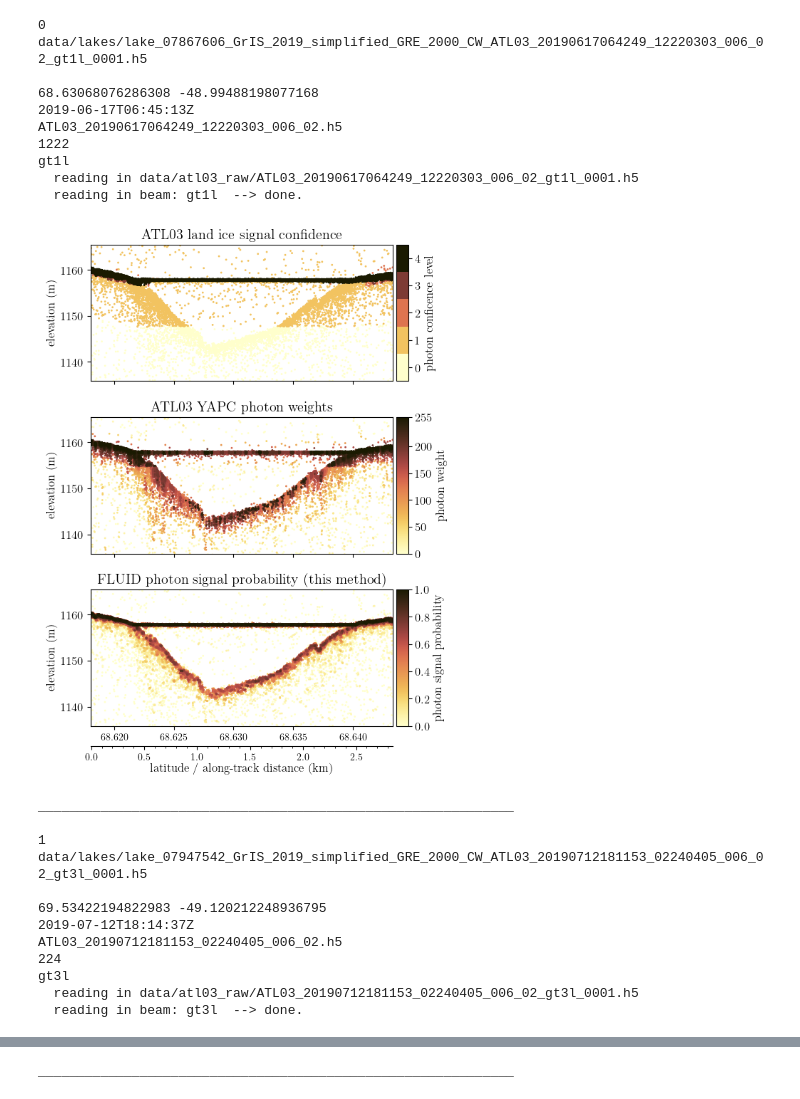
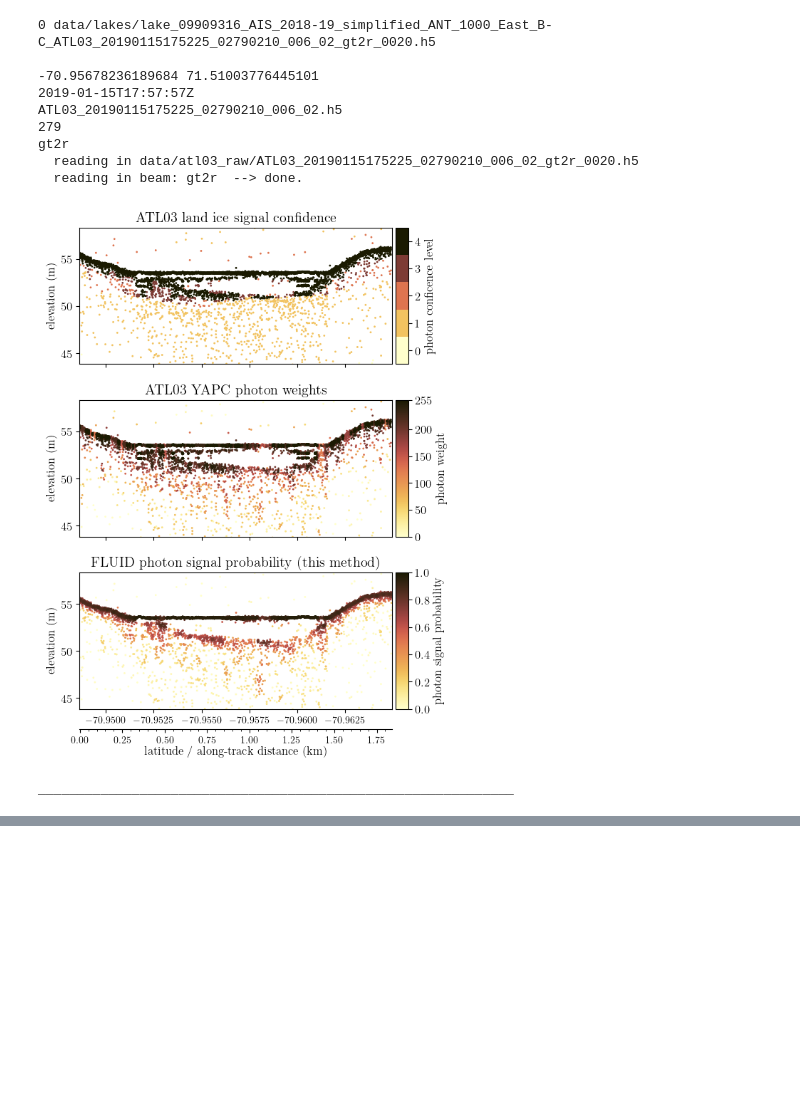
Before and after one commit to fliphilipp/icelakes-methods, a Jupyter notebook: 03b_density_examples-Copy1.ipynb, the cells around one changed output, grey strips where cells are left out. Cells and saved outputs as stored; diff of their text form; code cells hidden in the pictures; blank space fills up the shorter version.

```diff
--- a/03b_density_examples-Copy1.ipynb
+++ b/03b_density_examples-Copy1.ipynb
@@ -34,17 +218,20 @@ plt.rcParams.update({
 cmap_fig = cmc.lajolla
 
 files = [
-    # 'data/lakes/lake_04476359_GrIS_2019_simplified_GRE_2000_CW_ATL03_20190716051841_02770403_006_02_gt1l_0000.h5',
+    #    'data/lakes/lake_04476359_GrIS_2019_simplified_GRE_2000_CW_ATL03_20190716051841_02770403_006_02_gt1l_0000.h5',
     #'data/lakes/lake_06815846_GrIS_2019_simplified_GRE_2000_CW_ATL03_20190617064249_12220303_006_02_gt1l_0007.h5',
-    'data/lakes/lake_07867606_GrIS_2019_simplified_GRE_2000_CW_ATL03_20190617064249_12220303_006_02_gt1l_0001.h5',
-    'data/lakes/lake_07947542_GrIS_2019_simplified_GRE_2000_CW_ATL03_20190712181153_02240405_006_02_gt3l_0001.h5',
+    #    'data/lakes/lake_07867606_GrIS_2019_simplified_GRE_2000_CW_ATL03_20190617064249_12220303_006_02_gt1l_0001.h5',
+    #    'data/lakes/lake_07947542_GrIS_2019_simplified_GRE_2000_CW_ATL03_20190712181153_02240405_006_02_gt3l_0001.h5',
     #'data/lakes/lake_08793839_GrIS_2020_simplified_GRE_2000_CW_ATL03_20200713115804_02770803_006_01_gt2l_0019.h5',
-    # 'data/lakes/lake_09008845_GrIS_2020_simplified_GRE_2000_CW_ATL03_20200713115804_02770803_006_01_gt1l_0005.h5',
+    #    'data/lakes/lake_09008845_GrIS_2020_simplified_GRE_2000_CW_ATL03_20200713115804_02770803_006_01_gt1l_0005.h5',
     #'data/lakes/lake_08858209_GrIS_2019_simplified_GRE_2000_CW_ATL03_20190613065109_11610303_006_02_gt1l_0001.h5',
-    'data/lakes/lake_09757904_AIS_2018-19_simplified_ANT_1000_East_B-C_ATL03_20190102184312_00810210_006_02_gt2l_0054.h5',
-    #'data/lakes/lake_09778059_AIS_2018-19_simplified_ANT_1000_East_B-C_ATL03_20190123173555_04010210_006_02_gt3l_0022.h5',
-    'data/lakes/lake_09915520_AIS_2018-19_simplified_ANT_1000_East_B-C_ATL03_20190102184312_00810210_006_02_gt2l_0062.h5',
-    #'data/lakes/lake_09981703_AIS_2018-19_simplified_ANT_1000_East_B-C_ATL03_20190124062339_04090212_006_02_gt2l_0001.h5',
+    #    'data/lakes/lake_09757904_AIS_2018-19_simplified_ANT_1000_East_B-C_ATL03_20190102184312_00810210_006_02_gt2l_0054.h5',
+    #    'data/lakes/lake_09778059_AIS_2018-19_simplified_ANT_1000_East_B-C_ATL03_20190123173555_04010210_006_02_gt3l_0022.h5',
+    #'data/lakes/lake_09915520_AIS_2018-19_simplified_ANT_1000_East_B-C_ATL03_20190102184312_00810210_006_02_gt2l_0062.h5',
+    #    'data/lakes/lake_09981703_AIS_2018-19_simplified_ANT_1000_East_B-C_ATL03_20190124062339_04090212_006_02_gt2l_0001.h5',
+    'data/lakes/lake_09909316_AIS_2018-19_simplified_ANT_1000_East_B-C_ATL03_20190115175225_02790210_006_02_gt2r_0020.h5',
+    #'data/lakes/lake_09879690_GrIS_2019_simplified_GRE_2000_CW_ATL03_20190617064249_12220303_006_02_gt2l_0019.h5',
+    #'data/lakes/lake_09943900_GrIS_2019_simplified_GRE_2000_CW_ATL03_20190822162310_08490405_006_02_gt2l_0001.h5',
 ]
 
 start = 0
@@ -78,6 +265,16 @@ for i, fn in enumerate(files):
     rgt = lk.rgt
     gtx = lk.gtx
 
+    df = df.sort_values(by='xatc').reset_index(drop=True)
+    # df2 = get_signal(df, n_iter=100, h_thresh=[200,3], xatc_win=[50,10])
+    df.is_afterpulse = df.prob_afterpulse > np.random.uniform(0,1,len(df))
+    df2 = df[~df.is_afterpulse].copy()
+    df2 = get_density(df2[~df2.is_afterpulse], segment_length=100, signal_width=0.3, aspect=30, K_phot=15, h_signal=surf_elev, frac_noise=0.05)
+    #df['density'] = df2.density
+    df['density'] = 0
+    df.loc[~df.is_afterpulse,'density'] = np.array(df2.density)
+    # df = df2.copy()
+
     # download ATL03 data from NSIDC
     atl03_dir = 'data/atl03_raw'
     fn_atl03 = atl03_dir + '/' + fn[fn.find('ATL03_'):]
@@ -94,7 +291,8 @@ for i, fn in enumerate(files):
     beams_available, ancillary, dfs = read_atl03(fn_atl03, geoid_h=True, gtxs_to_read=gtx)
     df03 = dfs[gtx]
 
-    ylms = np.array((-2*lk.max_depth, 0.7*lk.max_depth)) + surf_elev
+    #ylms = np.array((-2*lk.max_depth, 0.7*lk.max_depth)) + surf_elev
+    ylms = np.array((-4*lk.max_depth, 2*lk.max_depth)) + surf_elev
     xlms = (df.lat.min(), df.lat.max())
 
     fig, axs = plt.subplots(figsize=[6, 8], dpi=100, nrows=3, ncols=1, sharex=True)
@@ -122,12 +320,25 @@ for i, fn in enumerate(files):
     cbar = fig.colorbar(scatt, cax=cax, orientation='vertical', ticks=[0, 50, 100, 150, 200, 255])
     cbar.set_label('photon weight')
 
+    # ax = axs[2]
+    # df_snr = df.sort_values(by='snr')
+    # n_bins = 1000
+    # colors = tuple([list(x) for x in cmap_fig(np.linspace(0,1,n_bins))])
+    # thecmap = LinearSegmentedColormap.from_list('lajolla%s' % n_bins, colors, N=n_bins)
+    # scatt = ax.scatter(df_snr.lat, df_snr.h, s=1, alpha=1, c=df_snr.snr/df_snr.snr.max(), cmap=thecmap, vmin=0, vmax=1)
+    # ax.set_title('FLUID photon signal probability (this method)')
+    # divider = make_axes_locatable(ax)
+    # cax = divider.append_axes('right', size='4%', pad=0.05)
+    # cbar = fig.colorbar(scatt, cax=cax, orientation='vertical')
+    # cbar.set_label('photon signal probability')
+
     ax = axs[2]
-    df_snr = df.sort_values(by='snr')
+    dfp = df.sort_values(by='density')
+    dfp = dfp[~dfp.is_afterpulse]
     n_bins = 1000
     colors = tuple([list(x) for x in cmap_fig(np.linspace(0,1,n_bins))])
     thecmap = LinearSegmentedColormap.from_list('lajolla%s' % n_bins, colors, N=n_bins)
-    scatt = ax.scatter(df_snr.lat, df_snr.h, s=1, alpha=1, c=df_snr.snr/df_snr.snr.max(), cmap=thecmap, vmin=0, vmax=1)
+    scatt = ax.scatter(dfp.lat, dfp.h, s=1, alpha=1, c=dfp.density, cmap=thecmap, vmin=0, vmax=1)
     ax.set_title('FLUID photon signal probability (this method)')
     divider = make_axes_locatable(ax)
     cax = divider.append_axes('right', size='4%', pad=0.05)
@@ -145,51 +356,41 @@ for i, fn in enumerate(files):
     df['x10'] = np.round(df.xatc, -1)
     gt = df.groupby(by='x10')[['lat', 'lon']].median().sort_values(by='x10').reset_index()
 
     # flip x-axis if track is descending, to make along-track distance go from left to right
     if gt.lat.iloc[0] > gt.lat.iloc[-1]:
         for axx in axs.flatten():
             axx.set_xlim(np.flip(np.array(xlms)))
 
     # add along-track distance
     lx = gt.sort_values(by='x10').iloc[[0,-1]][['x10','lat']].reset_index(drop=True)
     _lat = np.array(lx.lat)
     _xatc = np.array(lx.x10) / 1e3
     def lat2xatc(l):
         return _xatc[0] + (l - _lat[0]) * (_xatc[1] - _xatc[0]) /(_lat[1] - _lat[0])
     def xatc2lat(x):
         return _lat[0] + (x - _xatc[0]) * (_lat[1] - _lat[0]) / (_xatc[1] - _xatc[0])
     secax = ax.secondary_xaxis(-0.15, functions=(lat2xatc, xatc2lat))
     secax.xaxis.set_minor_locator(matplotlib.ticker.AutoMinorLocator())
     secax.set_xlabel('latitude / along-track distance (km)',labelpad=0)
     secax.tick_params(axis='both', which='major', labelsize=10)
     secax.ticklabel_format(useOffset=False, style='plain')
 
     fig.tight_layout()
-    plt.savefig('plots/density_comparison_%i.jpg' % (i+1), dpi=600)
+    # plt.savefig('plots/density_comparison_%i.jpg' % (i+1), dpi=600)
 
     plt.close(fig)
     display(fig)
 
     print('_____________________________________________________________\n')
 # %% [output]
-0 data/lakes/lake_07867606_GrIS_2019_simplified_GRE_2000_CW_ATL03_20190617064249_12220303_006_02_gt1l_0001.h5
+0 data/lakes/lake_09909316_AIS_2018-19_simplified_ANT_1000_East_B-C_ATL03_20190115175225_02790210_006_02_gt2r_0020.h5
 
-68.63068076286308 -48.99488198077168
-2019-06-17T06:45:13Z
-ATL03_20190617064249_12220303_006_02.h5
-1222
-gt1l
-  reading in data/atl03_raw/ATL03_20190617064249_12220303_006_02_gt1l_0001.h5
-  reading in beam: gt1l  --> done.
+-70.95678236189684 71.51003776445101
+2019-01-15T17:57:57Z
+ATL03_20190115175225_02790210_006_02.h5
+279
+gt2r
+  reading in data/atl03_raw/ATL03_20190115175225_02790210_006_02_gt2r_0020.h5
+  reading in beam: gt2r  --> done.
-[figure, old version]
+[figure, new version]
 _____________________________________________________________
-
-1 data/lakes/lake_07947542_GrIS_2019_simplified_GRE_2000_CW_ATL03_20190712181153_02240405_006_02_gt3l_0001.h5
-
-69.53422194822983 -49.120212248936795
-2019-07-12T18:14:37Z
-ATL03_20190712181153_02240405_006_02.h5
-224
-gt3l
-  reading in data/atl03_raw/ATL03_20190712181153_02240405_006_02_gt3l_0001.h5
-  reading in beam: gt3l  --> done.
@@ -221 +396,0 @@ gt2l
-_____________________________________________________________
```
Also changed, not shown: parts of 8 cells of this notebook, 8 other files.
